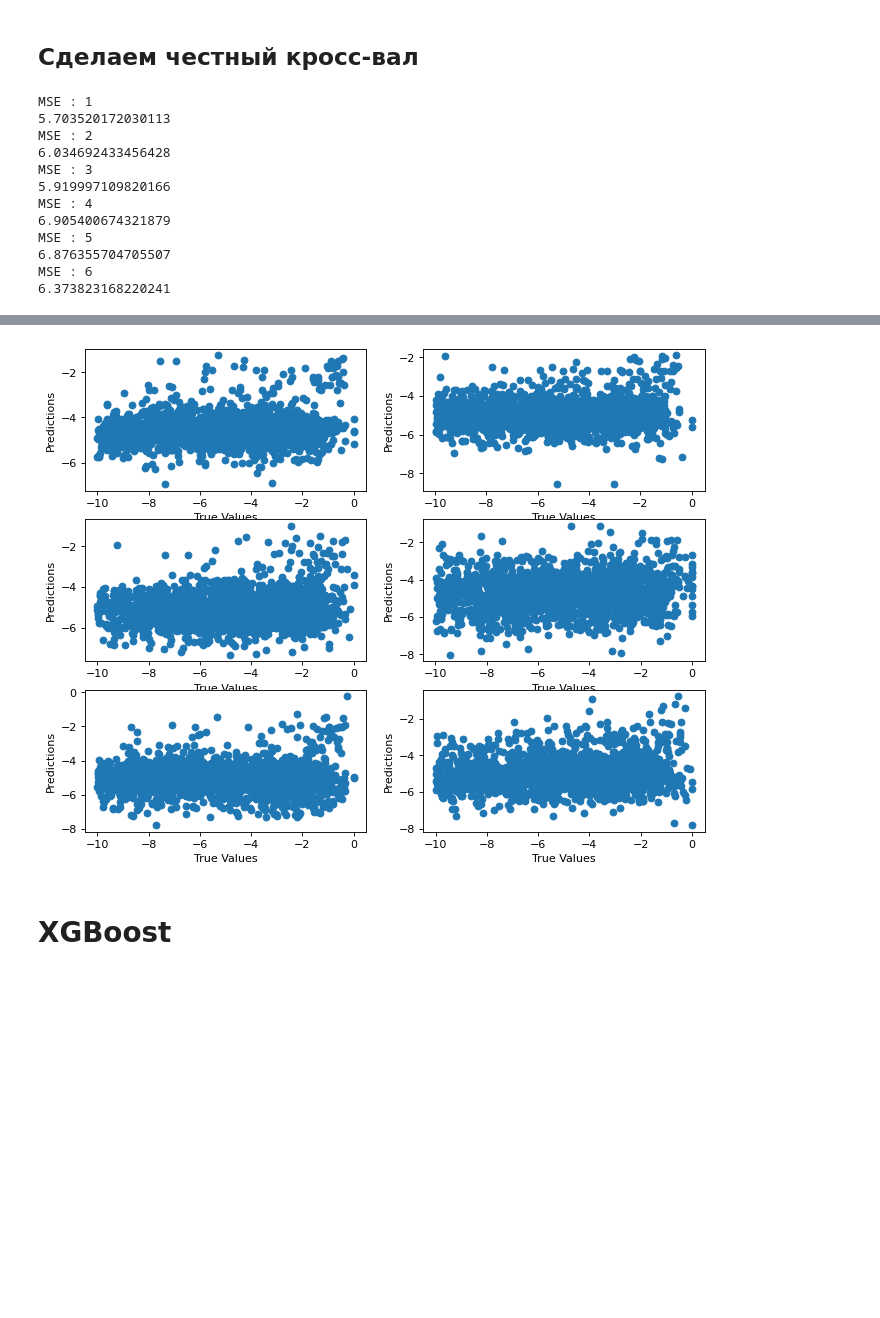
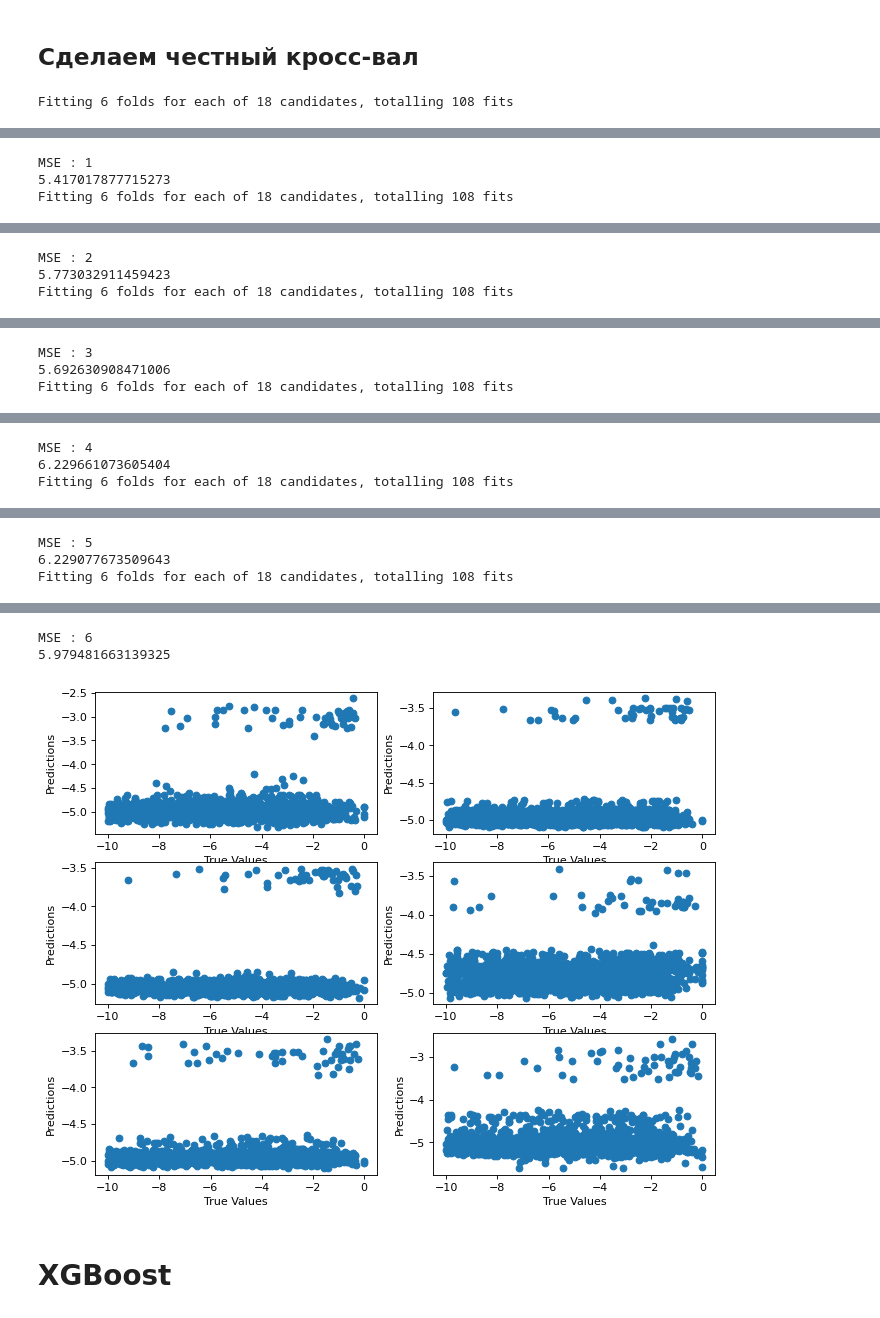
Before and after one commit to aromanenko/RobustPED, a Jupyter notebook: random_forest.ipynb, the cells around one changed output, grey strips where cells are left out. Cells and saved outputs as stored; diff of their text form; code cells hidden in the pictures; blank space fills up the shorter version.

```diff
--- a/random_forest.ipynb
+++ b/random_forest.ipynb
@@ -453,11 +481,0 @@ MSE : 6
-# %%
-from catboost import CatBoostRegressor
-from sklearn.model_selection import cross_val_score
-# Create a based model
-cb = CatBoostRegressor(verbose=False)
-# Instantiate the grid search model
-
-cb.fit(X, y)
-cv_scores = cross_val_score(cb, X, y, cv=5, scoring="neg_root_mean_squared_error")
-print("Cross validation scores:\n\t", "\n\t".join("%.4f" % x for x in cv_scores))
-print("Mean CV MSE = %.4f" % np.mean(-cv_scores))
@@ -471,0 +484,23 @@ Mean CV MSE = 2.5091
+# %%
+from catboost import CatBoostRegressor
+from sklearn.model_selection import cross_val_score
+# Create a based model
+cb = CatBoostRegressor(verbose=False)
+# Instantiate the grid search model
+param_grid = {
+    'learning_rate': [0.001, 0.003, 0.01, 0.03, 0.1, 0.3],
+    'bootstrap_type':['Bayesian'],
+    'bagging_temperature': [0, 1, 10]
+}
+grid_search = GridSearchCV(estimator = cb, param_grid = param_grid,
+                          cv = 6, n_jobs = -1, verbose = 2)
+
+grid_search.fit(X_train, y_train)
+print(grid_search.best_params_)
+
+#fig, axs = plt.subplots(figsize=(16, 5), ncols=4)
+
+print(mean_squared_error(y_test, grid_search.predict(X_test)))
+
+
+fig = plot_cv_results(grid_search.cv_results_, 'learning_rate', 'bagging_temperature')
@@ -475,8 +518,8 @@ Mean CV MSE = 2.5091
 import seaborn as sns
 from catboost import CatBoostRegressor
 from sklearn.model_selection import cross_val_score, KFold
-# Create a based model
-cb = CatBoostRegressor(verbose=False)
+
+
 # Instantiate the grid search model
 
 kf = KFold(n_splits=6)
@@ -490,26 +533,15 @@ for train_index, test_index in kf.split(X):
     #print("TRAIN:", train_index, "TEST:", test_index)
     X_cross, X_test = X[train_index], X[test_index]
     y_cross, y_test = y[train_index], y[test_index]
-    cb.fit(X_cross, y_cross)
+    grid_search.fit(X_cross, y_cross)
     print("MSE :", i+1)
-    print(mean_squared_error(y_test, cb.predict(X_test)))
+    print(mean_squared_error(y_test, grid_search.predict(X_test)))
     plt.subplot(321 + i)
-    plt.scatter(y_test, cb.predict(X_test))
+    plt.scatter(y_test, grid_search.predict(X_test))
     i += 1
     plt.xlabel("True Values")
     plt.ylabel("Predictions")
 
 plt.show()
 # %% [output]
-MSE : 1
-5.703520172030113
-MSE : 2
-6.034692433456428
-MSE : 3
-5.919997109820166
-MSE : 4
-6.905400674321879
-MSE : 5
-6.876355704705507
-MSE : 6
-6.373823168220241
+Fitting 6 folds for each of 18 candidates, totalling 108 fits
@@ -515,0 +551,3 @@ MSE : 6
+MSE : 1
+5.417017877715273
+Fitting 6 folds for each of 18 candidates, totalling 108 fits
@@ -515,0 +557,3 @@ MSE : 6
+MSE : 2
+5.773032911459423
+Fitting 6 folds for each of 18 candidates, totalling 108 fits
@@ -515,0 +563,3 @@ MSE : 6
+MSE : 3
+5.692630908471006
+Fitting 6 folds for each of 18 candidates, totalling 108 fits
@@ -515,0 +569,3 @@ MSE : 6
+MSE : 4
+6.229661073605404
+Fitting 6 folds for each of 18 candidates, totalling 108 fits
@@ -515,0 +575,3 @@ MSE : 6
+MSE : 5
+6.229077673509643
+Fitting 6 folds for each of 18 candidates, totalling 108 fits
@@ -516,4 +581,6 @@ MSE : 6
+MSE : 6
+5.979481663139325
-[figure, old version]
+[figure, new version]
 # %% [markdown]
 # XGBoost
 # %% [markdown]
```
Also changed, not shown: parts of 10 cells of this notebook.
